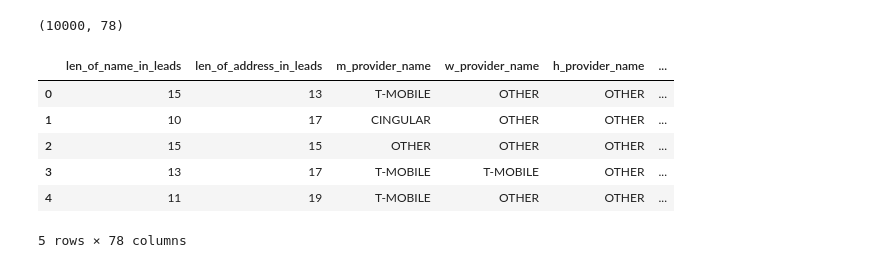
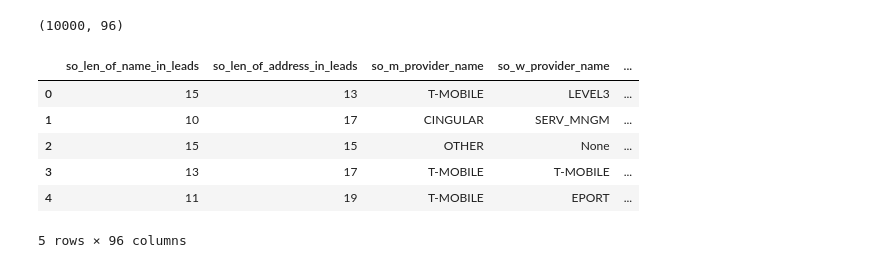
Before and after one commit to GenaYoffe/ServiceObjectsFeaturesKORules, a Jupyter notebook: Getting_Features_Objects_Features_Into_Redshift.ipynb, the cells around one changed output. Drawn from its saved outputs; the diff is of its cells as text; code cells hidden in the pictures.

```diff
--- a/Getting_Features_Objects_Features_Into_Redshift.ipynb
+++ b/Getting_Features_Objects_Features_Into_Redshift.ipynb
@@ -112,2 +165,22 @@ df3.head()
+# %%
+import pandas as pd
+df4 = pd.read_csv('https://app.periscopedata.com/api/creditninja/chart/csv/e233b541-dee0-ed27-46a8-9710acaa8112')
+df4 = df4.where((pd.notnull(df4)), None)
+df4 = df4.add_prefix('so_')
+df4.rename(index=str, columns={"so_work_phone": "work_phone",
+                               "so_mobile_phone": "mobile_phone",
+                               "so_home_phone": "home_phone",
+                               "so_current_loan_leadid" : "current_loan_leadid" }, inplace=True)
+print(df4.shape)
+df4.head()
+# %% [output]
+(10000, 96)
+|  | so_len_of_name_in_leads | so_len_of_address_in_leads | so_m_provider_name | so_w_provider_name | ... |
+| 0 | 15 | 13 | T-MOBILE | LEVEL3 | ... |
+| 1 | 10 | 17 | CINGULAR | SERV_MNGM | ... |
+| 2 | 15 | 15 | OTHER | None | ... |
+| 3 | 13 | 17 | T-MOBILE | T-MOBILE | ... |
+| 4 | 11 | 19 | T-MOBILE | EPORT | ... |
+5 rows × 96 columns
 # %%
 from sqlalchemy import create_engine
@@ -139,18 +211,3 @@ cur.execute('begin')
 #cur.execute("alter table analytics.zip_code_mapping alter column \"WorldRegion\" type text;")
 cur.execute(insert_str)
 cur.execute('commit')
-# %%
-import pandas as pd
-df4 = pd.read_csv('https://app.periscopedata.com/api/creditninja/chart/csv/e233b541-dee0-ed27-46a8-9710acaa8112')
-df4 = df4.where((pd.notnull(df4)), None)
-print(df4.shape)
-df4.head()
-# %% [output]
-(10000, 78)
-|  | len_of_name_in_leads | len_of_address_in_leads | m_provider_name | w_provider_name | h_provider_name | ... |
-| 0 | 15 | 13 | T-MOBILE | OTHER | OTHER | ... |
-| 1 | 10 | 17 | CINGULAR | OTHER | OTHER | ... |
-| 2 | 15 | 15 | OTHER | OTHER | OTHER | ... |
-| 3 | 13 | 17 | T-MOBILE | T-MOBILE | OTHER | ... |
-| 4 | 11 | 19 | T-MOBILE | OTHER | OTHER | ... |
-5 rows × 78 columns
```
Also changed, not shown: parts of 16 cells of this notebook.
